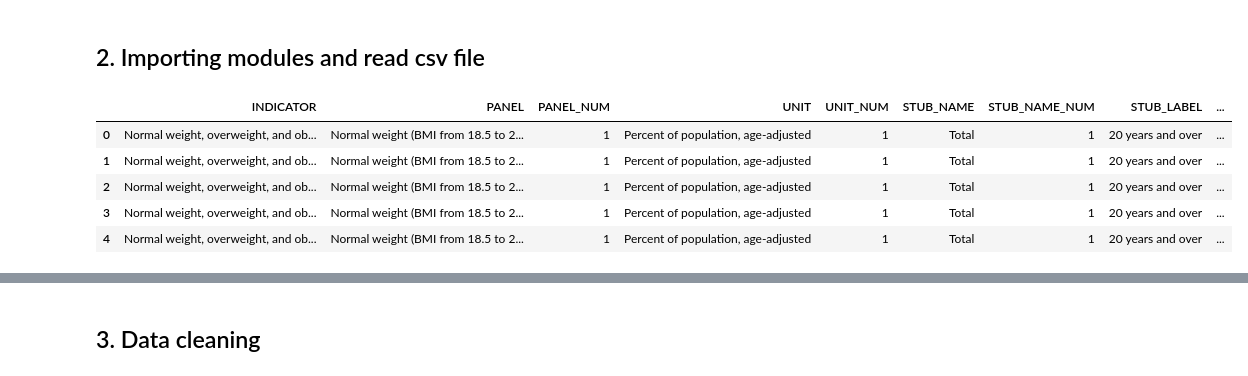
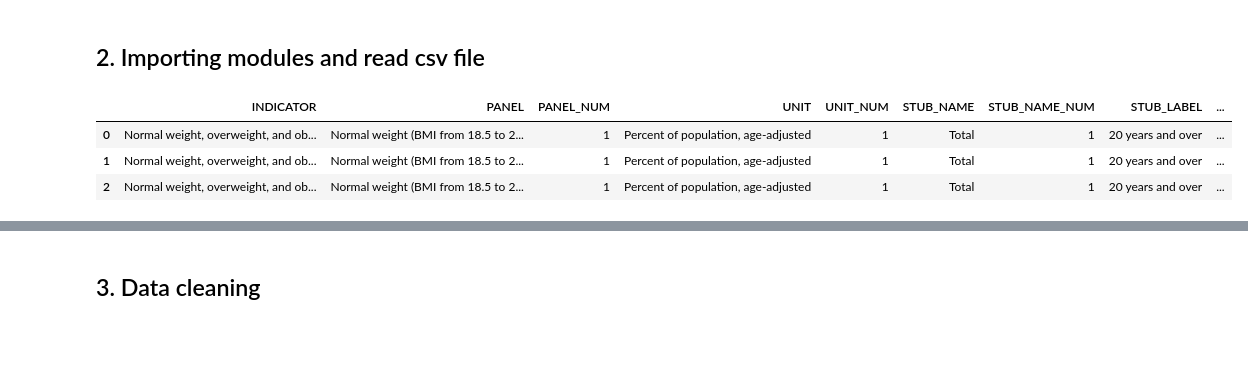
Before and after one commit to rafaymk02/Obesity-Factors-Analysis-US-, a Jupyter notebook: obesity_analysis.ipynb, the cells around one changed output, grey strips where cells are left out. Cells and saved outputs as stored; diff of their text form; code cells hidden in the pictures; blank space fills up the shorter version.

```diff
--- a/obesity_analysis.ipynb
+++ b/obesity_analysis.ipynb
@@ -19,10 +19,8 @@ import matplotlib.pyplot as plt
 # %%
 df = pd.read_csv("Normal_weight__overweight__and_obesity_among_adults_aged_20_and_over__by_selected_characteristics__United_States.csv")
-df.head()
+df.head(3)
 # %% [output]
 |  | INDICATOR | PANEL | PANEL_NUM | UNIT | UNIT_NUM | STUB_NAME | STUB_NAME_NUM | STUB_LABEL | ... |
 | 0 | Normal weight, overweight, and ob... | Normal weight (BMI from 18.5 to 2... | 1 | Percent of population, age-adjusted | 1 | Total | 1 | 20 years and over | ... |
 | 1 | Normal weight, overweight, and ob... | Normal weight (BMI from 18.5 to 2... | 1 | Percent of population, age-adjusted | 1 | Total | 1 | 20 years and over | ... |
 | 2 | Normal weight, overweight, and ob... | Normal weight (BMI from 18.5 to 2... | 1 | Percent of population, age-adjusted | 1 | Total | 1 | 20 years and over | ... |
-| 3 | Normal weight, overweight, and ob... | Normal weight (BMI from 18.5 to 2... | 1 | Percent of population, age-adjusted | 1 | Total | 1 | 20 years and over | ... |
-| 4 | Normal weight, overweight, and ob... | Normal weight (BMI from 18.5 to 2... | 1 | Percent of population, age-adjusted | 1 | Total | 1 | 20 years and over | ... |
```
Also changed, not shown: parts of 26 cells of this notebook, 1 other file.
